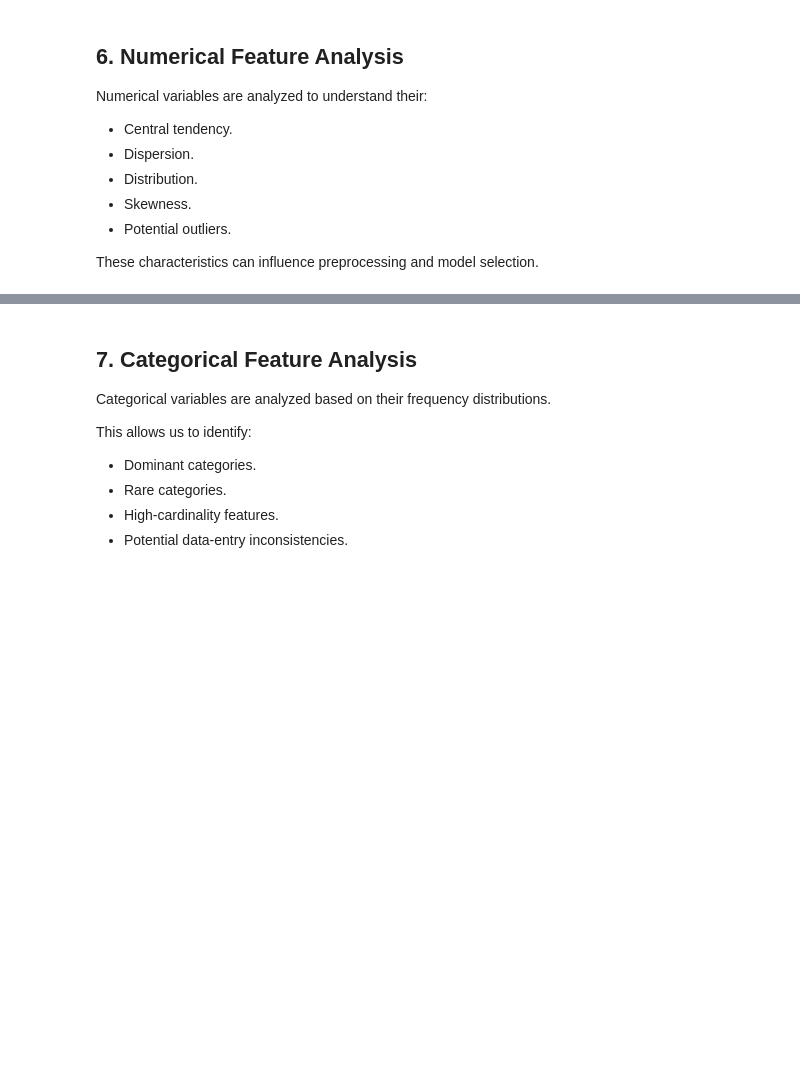
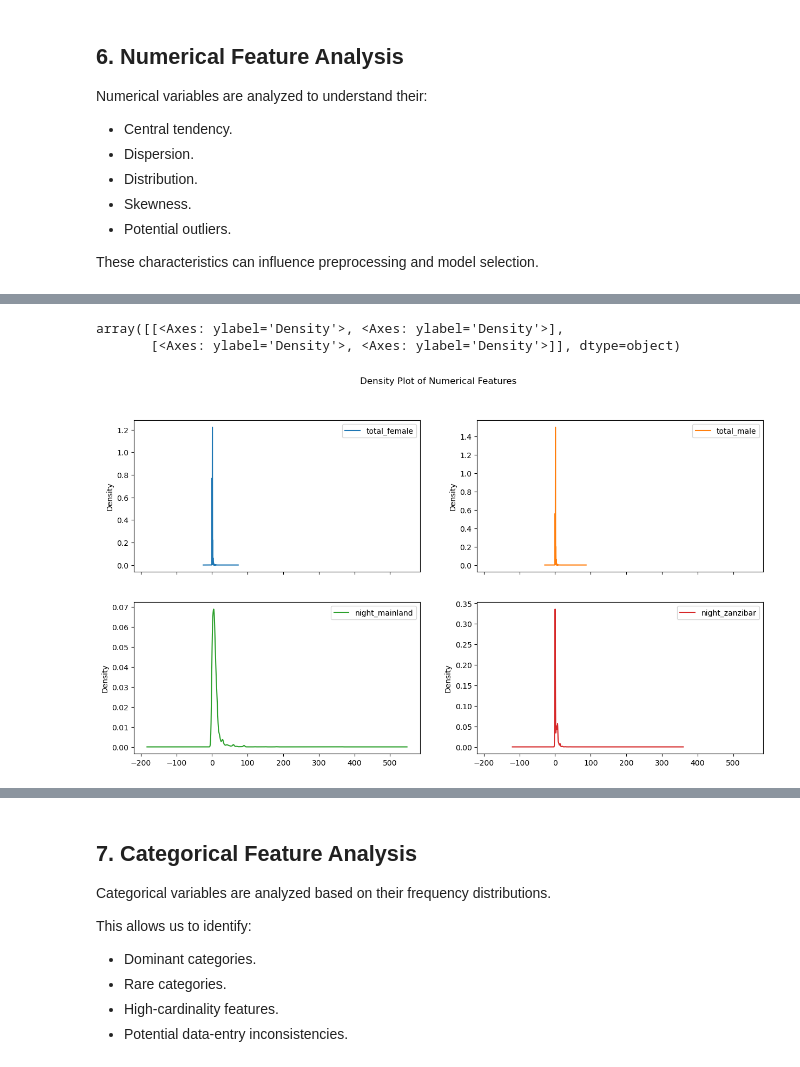
Before and after one commit to kareem0088/tanzania-tourism-classification, a Jupyter notebook: notebooks/01_statistical_eda.ipynb, the cells around one changed output, grey strips where cells are left out. Cells and saved outputs as stored; diff of their text form; code cells hidden in the pictures; blank space fills up the shorter version.

```diff
--- a/notebooks/01_statistical_eda.ipynb
+++ b/notebooks/01_statistical_eda.ipynb
@@ -216,0 +260,6 @@ These characteristics can influence preprocessing and model selection.
+# %%
+pd.DataFrame(df[NUMERIC_COLS]).plot(kind='density', subplots=True, figsize=(15, 8), title='Density Plot of Numerical Features', layout=(2, 2), sharex=True)
+# %% [output]
+array([[<Axes: ylabel='Density'>, <Axes: ylabel='Density'>],
+       [<Axes: ylabel='Density'>, <Axes: ylabel='Density'>]], dtype=object)
+[figure, added]
```
Also changed, not shown: parts of 5 cells of this notebook, 1 other file.
